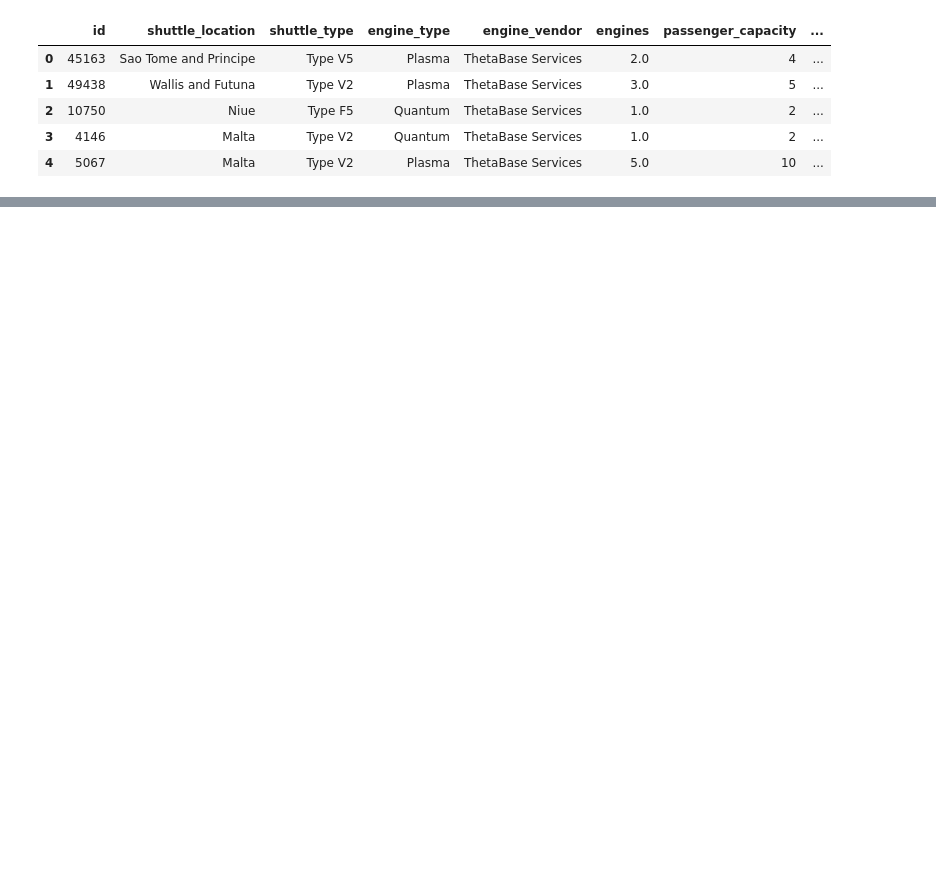
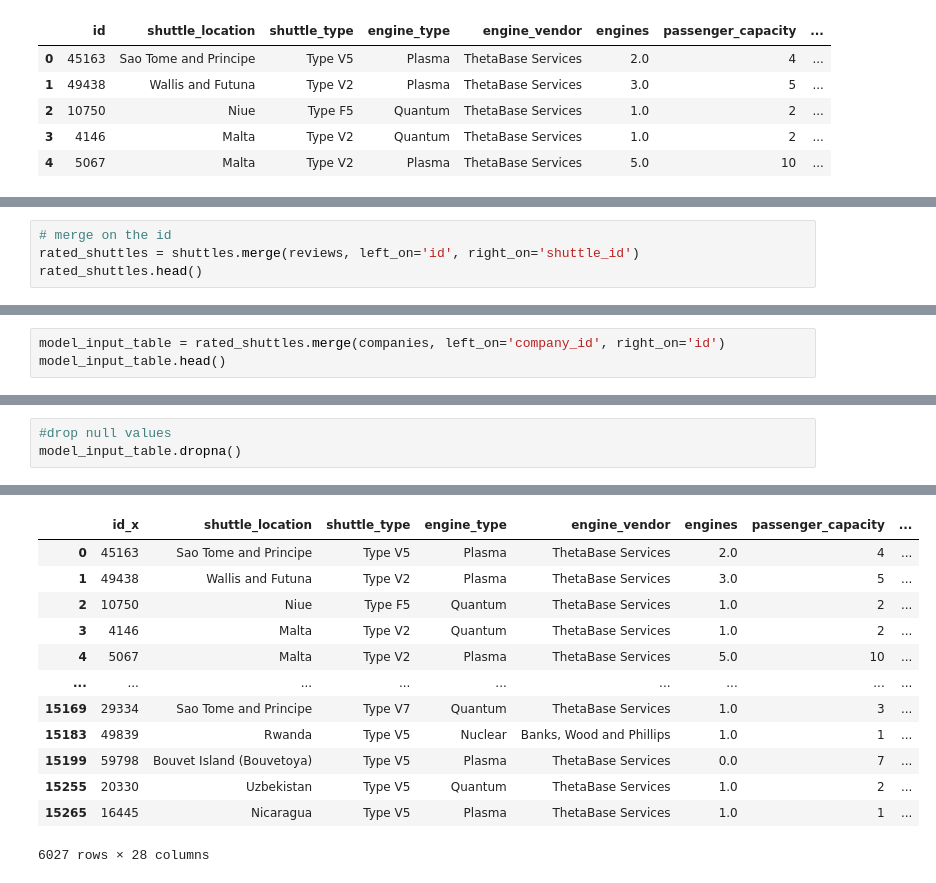
Before and after one commit to Alex-Drysdale/Projects_portfolio, a Jupyter notebook: Kedro/spaceflights/notebooks/data-exploration.ipynb, the cells around one changed output, grey strips where cells are left out. Drawn from its saved outputs; the diff is of its cells as text; blank space fills up the shorter version.

```diff
--- a/Kedro/spaceflights/notebooks/data-exploration.ipynb
+++ b/Kedro/spaceflights/notebooks/data-exploration.ipynb
@@ -174,0 +153,4 @@ catalog.load('shuttles') # don't have to specify what filetype or path!!
+# %%
+# merge on the id
+rated_shuttles = shuttles.merge(reviews, left_on='id', right_on='shuttle_id')
+rated_shuttles.head()
@@ -174,0 +179,3 @@ catalog.load('shuttles') # don't have to specify what filetype or path!!
+# %%
+model_input_table = rated_shuttles.merge(companies, left_on='company_id', right_on='id')
+model_input_table.head()
@@ -174,0 +191,4 @@ catalog.load('shuttles') # don't have to specify what filetype or path!!
+# %%
+#drop null values
+model_input_table.dropna()
+# %% [output]
@@ -174,0 +196,13 @@ catalog.load('shuttles') # don't have to specify what filetype or path!!
+|  | id_x | shuttle_location | shuttle_type | engine_type | engine_vendor | engines | passenger_capacity | ... |
+| 0 | 45163 | Sao Tome and Principe | Type V5 | Plasma | ThetaBase Services | 2.0 | 4 | ... |
+| 1 | 49438 | Wallis and Futuna | Type V2 | Plasma | ThetaBase Services | 3.0 | 5 | ... |
+| 2 | 10750 | Niue | Type F5 | Quantum | ThetaBase Services | 1.0 | 2 | ... |
+| 3 | 4146 | Malta | Type V2 | Quantum | ThetaBase Services | 1.0 | 2 | ... |
+| 4 | 5067 | Malta | Type V2 | Plasma | ThetaBase Services | 5.0 | 10 | ... |
+| ... | ... | ... | ... | ... | ... | ... | ... | ... |
+| 15169 | 29334 | Sao Tome and Principe | Type V7 | Quantum | ThetaBase Services | 1.0 | 3 | ... |
+| 15183 | 49839 | Rwanda | Type V5 | Nuclear | Banks, Wood and Phillips | 1.0 | 1 | ... |
+| 15199 | 59798 | Bouvet Island (Bouvetoya) | Type V5 | Plasma | ThetaBase Services | 0.0 | 7 | ... |
+| 15255 | 20330 | Uzbekistan | Type V5 | Quantum | ThetaBase Services | 1.0 | 2 | ... |
+| 15265 | 16445 | Nicaragua | Type V5 | Plasma | ThetaBase Services | 1.0 | 1 | ... |
+6027 rows × 28 columns
```
Also changed, not shown: parts of 8 cells of this notebook, 5 other files.
